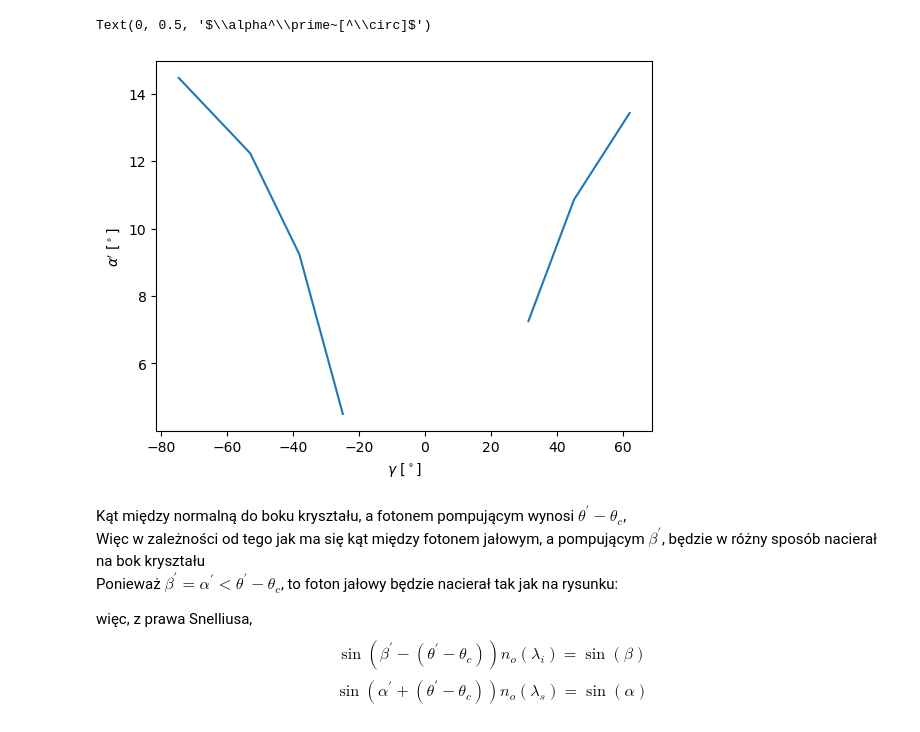
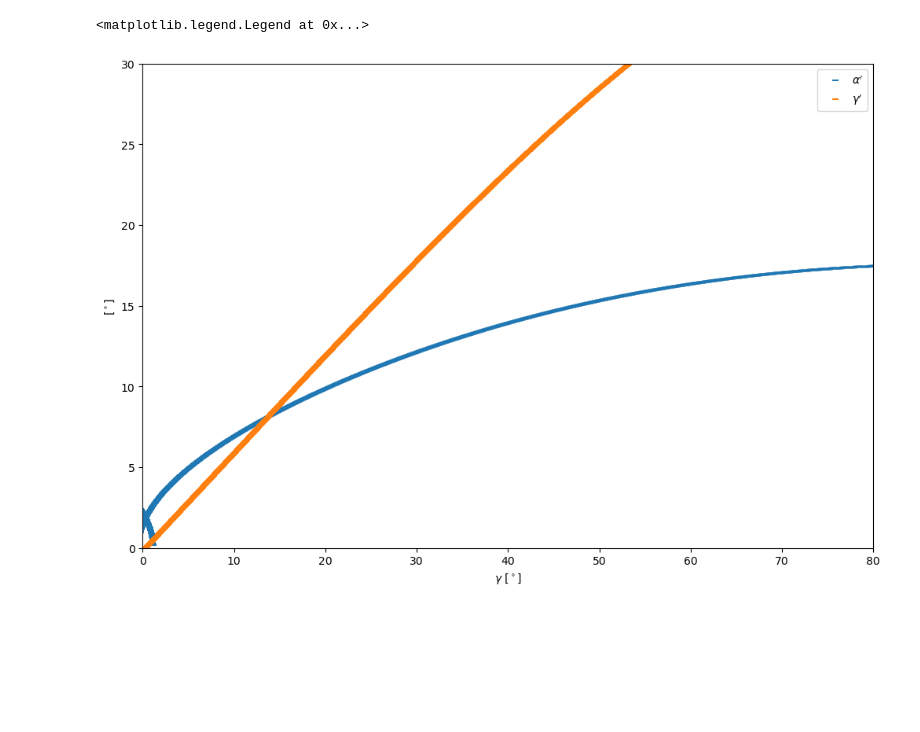
Before and after one commit to Jaclav/FotonuFUW, a Jupyter notebook: angles2.ipynb, the cells around one changed output. Drawn from its saved outputs; the diff is of its cells as text; code cells hidden in the pictures; blank space fills up the shorter version.

```diff
--- a/angles2.ipynb
+++ b/angles2.ipynb
@@ -48,16 +201,29 @@ $$\sin\gamma = n_{e,eff}(\lambda_p,\gamma^\prime+\theta_c)\sin(\gamma^\prime)\qu
 # %%
-g = arcsin(neeff(lp, gps + THETA_C) * np.sin(gps))
-plt.plot(np.degrees(g), np.degrees(ap))
-plt.xlabel("$\\gamma~[^\circ]$")
-plt.ylabel("$\\alpha^\prime~[^\circ]$")
+gs = []
+gps2 = []
+aps = []
+for gp in gps:
+    try:
+        tmp1 = arcsin(neeff(lp, gp + THETA_C) * np.sin(gp))
+        tmp2 = ap(gp)
+    except RuntimeWarning:
+        pass
+    else:
+        gs.append(tmp1)
+        aps.append(tmp2)
+        gps2.append(gp)
+
+gs, gps2, aps = np.array(gs), np.array(gps2), np.array(aps)
+
+plt.xlim(0, 80)
+plt.ylim(0, 30)
+
+plt.scatter(np.degrees(gs), np.degrees(aps), marker=1, label="$\\alpha^\\prime$")
+plt.scatter(np.degrees(gs), np.degrees(gps2), marker=1, label="$\\gamma^\\prime$")
+
+plt.xlabel("$\\gamma~[^\\circ]$")
+plt.ylabel("$[^\\circ]$")
+plt.legend()
 # %% [output]
-Text(0, 0.5, '$\\alpha^\\prime~[^\\circ]$')
+<matplotlib.legend.Legend at 0x...>
-[figure, old version]
+[figure, new version]
-# %% [markdown]
-Kąt między normalną do boku kryształu, a fotonem pompującym wynosi $\theta^\prime - \theta_c$,\
-Więc w zależności od tego jak ma się kąt między fotonem jałowym, a pompującym $\beta^\prime$, będzie w różny sposób nacierał na bok kryształu\
-Ponieważ $\beta^\prime=\alpha^\prime < \theta^\prime - \theta_c$, to foton jałowy będzie nacierał tak jak na rysunku:
-
-więc, z prawa Snelliusa,
-$$\sin(\beta^\prime-(\theta^\prime-\theta_c))n_o(\lambda_i)=\sin(\beta)$$
-$$\sin(\alpha^\prime+(\theta^\prime-\theta_c))n_o(\lambda_s)=\sin(\alpha)$$
```
Also changed, not shown: parts of 15 cells of this notebook, 7 other files.
